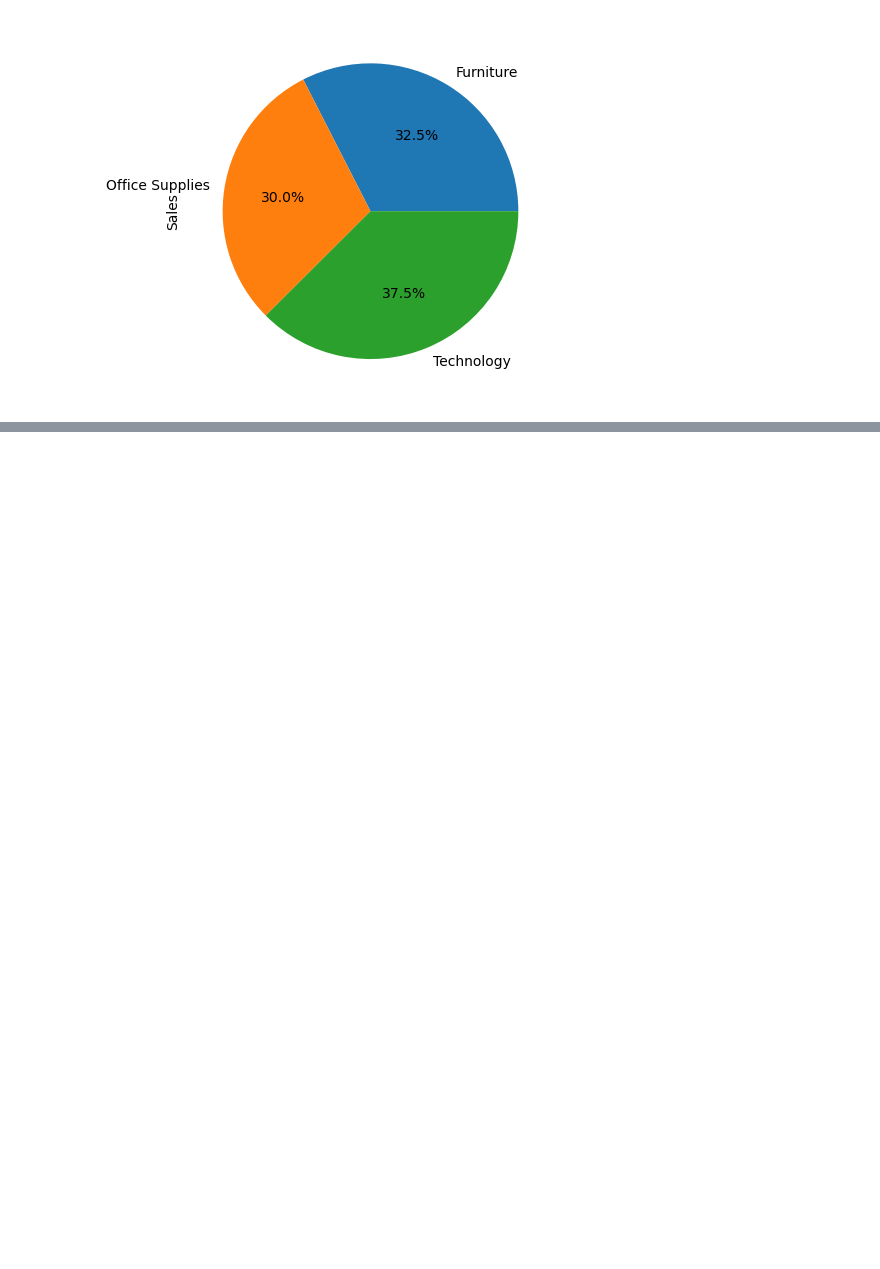
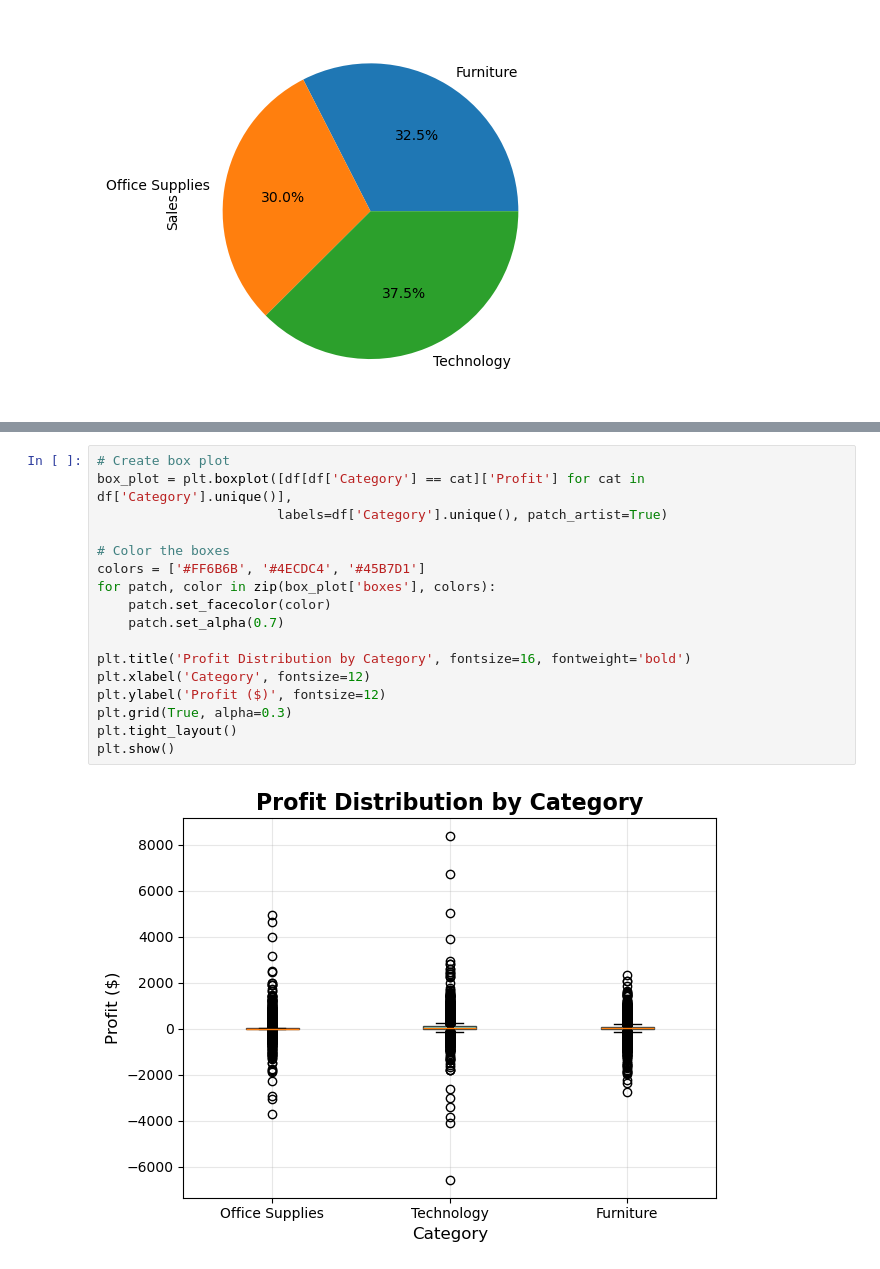
Before and after one commit to hamayunarz/sales-performance-dashboard, a Jupyter notebook: notebooks/05_visualization.ipynb, the cells around one changed output, grey strips where cells are left out. Drawn from its saved outputs; the diff is of its cells as text; blank space fills up the shorter version.

```diff
--- a/notebooks/05_visualization.ipynb
+++ b/notebooks/05_visualization.ipynb
@@ -26,0 +116,19 @@ df.groupby('Category')['Sales'].sum().plot(kind='pie', autopct='%1.1f%%')
+# %%
+# Create box plot
+box_plot = plt.boxplot([df[df['Category'] == cat]['Profit'] for cat in df['Category'].unique()],
+                       labels=df['Category'].unique(), patch_artist=True)
+
+# Color the boxes
+colors = ['#FF6B6B', '#4ECDC4', '#45B7D1']
+for patch, color in zip(box_plot['boxes'], colors):
+    patch.set_facecolor(color)
+    patch.set_alpha(0.7)
+
+plt.title('Profit Distribution by Category', fontsize=16, fontweight='bold')
+plt.xlabel('Category', fontsize=12)
+plt.ylabel('Profit ($)', fontsize=12)
+plt.grid(True, alpha=0.3)
+plt.tight_layout()
+plt.show()
+# %% [output]
+[figure, added]
```
Also changed, not shown: parts of 7 cells of this notebook, 8 other files.
